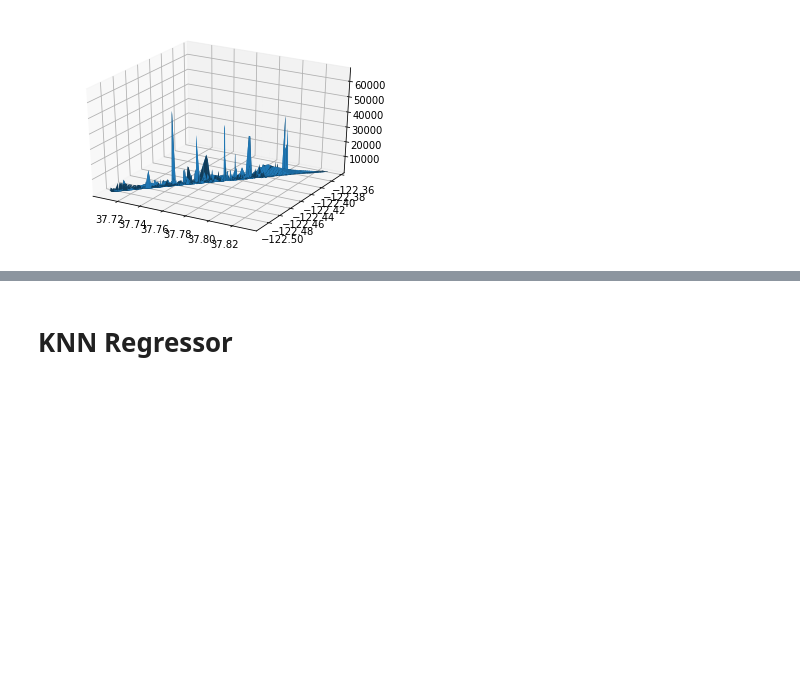
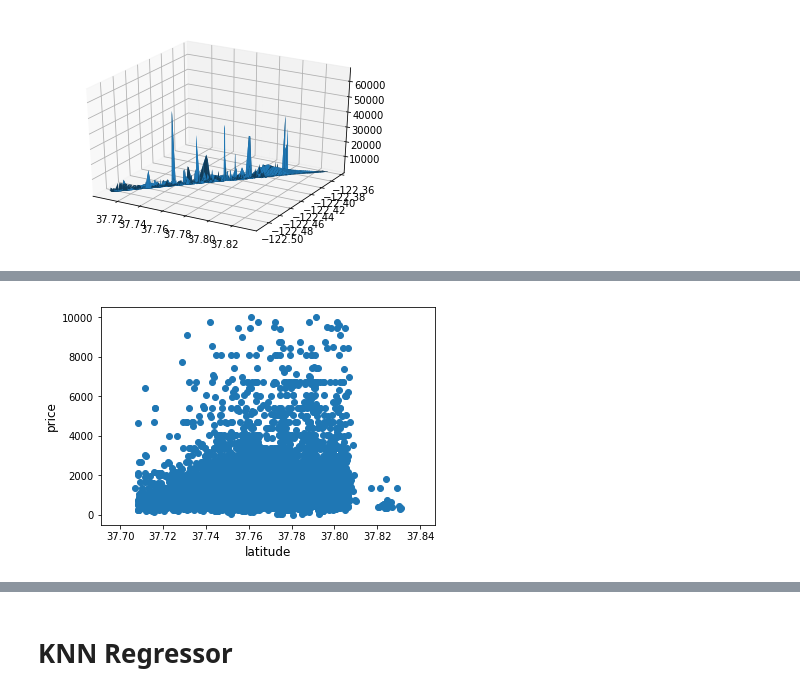
Before and after one commit to esimran/Capital-One-MSF17-, a Jupyter notebook: data_analysis.ipynb, the cells around one changed output, grey strips where cells are left out. Drawn from its saved outputs; the diff is of its cells as text; code cells hidden in the pictures; blank space fills up the shorter version.

```diff
--- a/data_analysis.ipynb
+++ b/data_analysis.ipynb
@@ -116,0 +131,7 @@ plt.show()
+# %%
+plt.scatter(analyze_data['latitude'], analyze_data['weekly_price'])
+plt.xlabel('latitude', fontsize=12)
+plt.ylabel('price', fontsize=12)
+plt.show()
+# %% [output]
+[figure, added]
```
Also changed, not shown: parts of 17 cells of this notebook, 1 other file.
